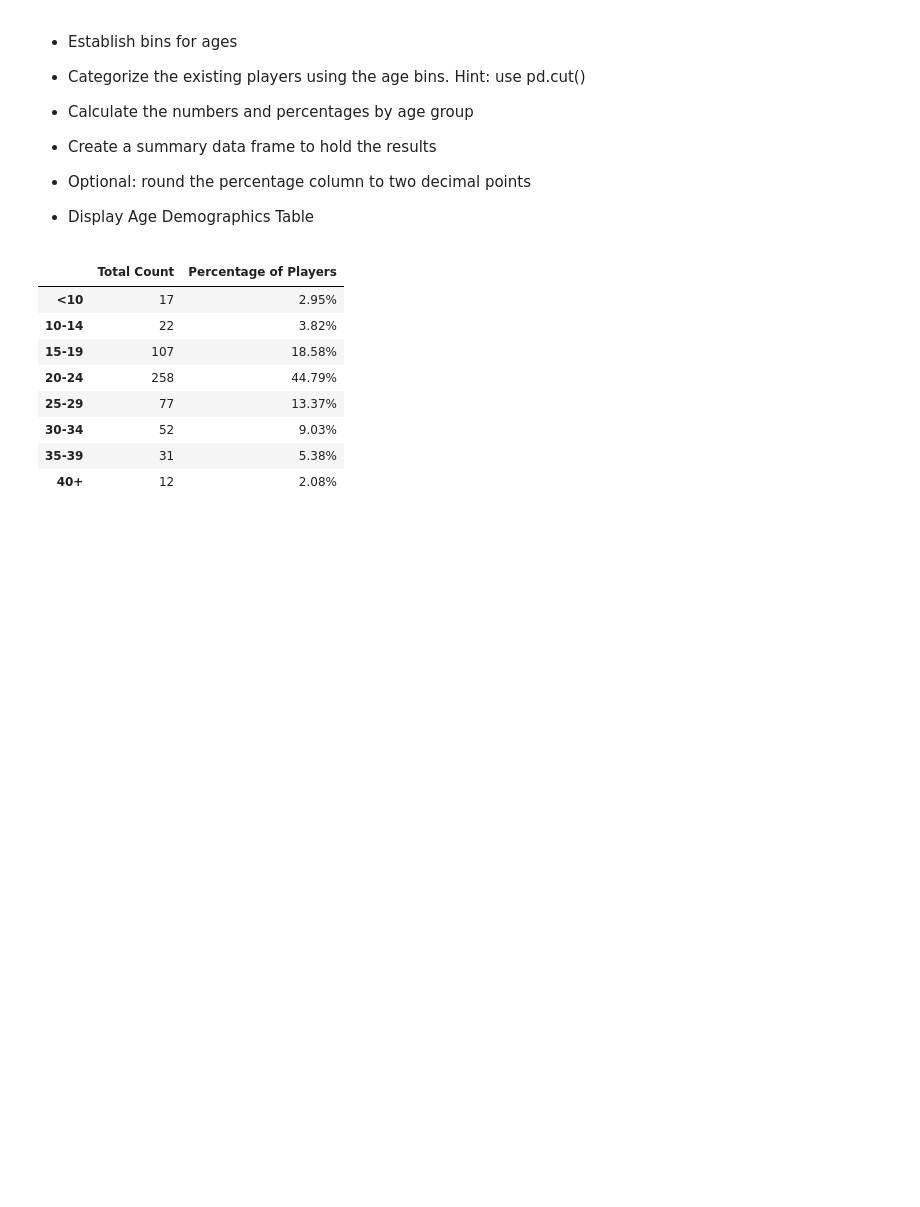
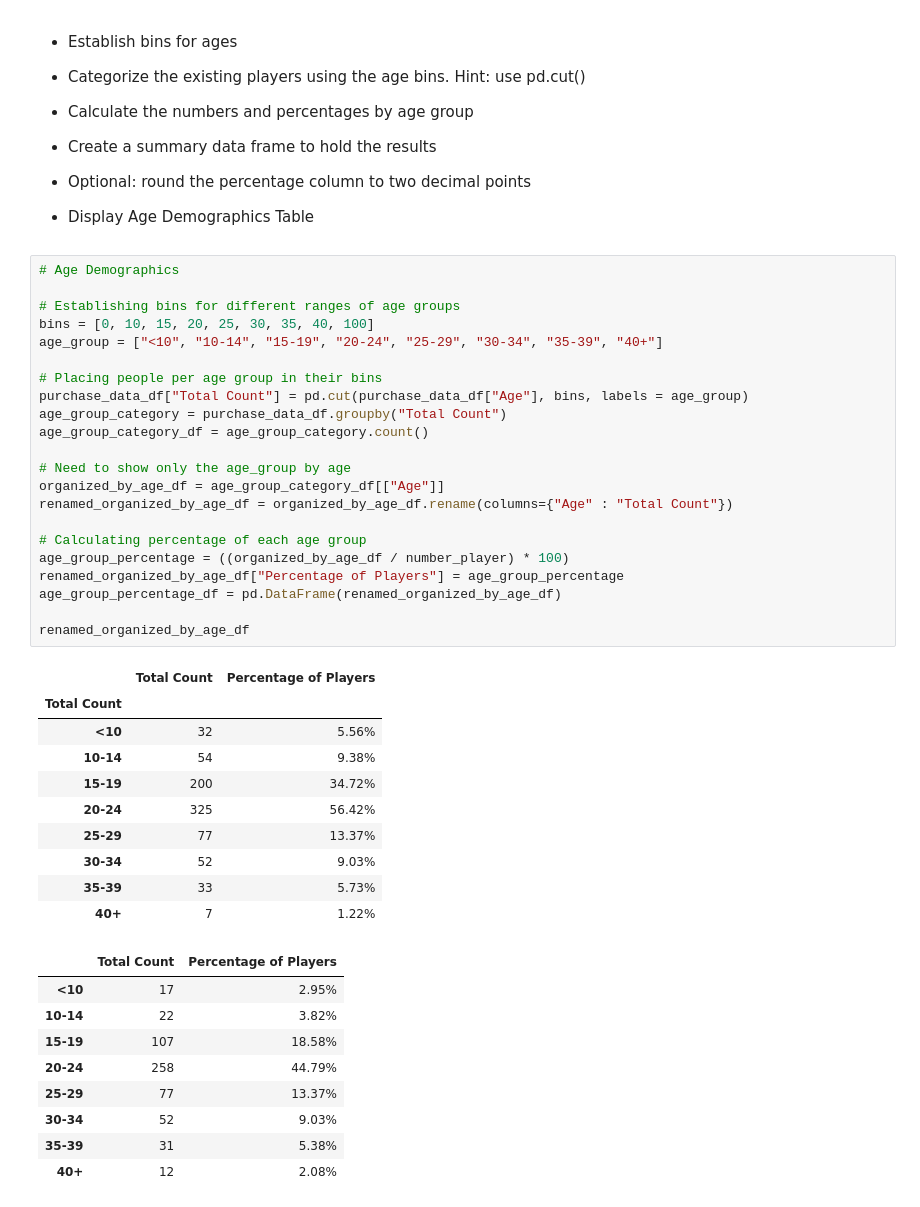
Before and after one commit to abotsi1080/Pandas_Challenge, a Jupyter notebook: HeroesOfPymoli/HeroesOfPymoli_starter.ipynb, the cells around one changed output. Cells and saved outputs as stored; diff of their text form; blank space fills up the shorter version.

```diff
--- a/HeroesOfPymoli/HeroesOfPymoli_starter.ipynb
+++ b/HeroesOfPymoli/HeroesOfPymoli_starter.ipynb
@@ -190,6 +187,39 @@ renamed_gender_purchase_count_df
 
 
 * Display Age Demographics Table
+# %%
+# Age Demographics
+
+# Establishing bins for different ranges of age groups
+bins = [0, 10, 15, 20, 25, 30, 35, 40, 100]
+age_group = ["<10", "10-14", "15-19", "20-24", "25-29", "30-34", "35-39", "40+"]
+
+# Placing people per age group in their bins
+purchase_data_df["Total Count"] = pd.cut(purchase_data_df["Age"], bins, labels = age_group)
+age_group_category = purchase_data_df.groupby("Total Count")
+age_group_category_df = age_group_category.count()
+
+# Need to show only the age_group by age
+organized_by_age_df = age_group_category_df[["Age"]]
+renamed_organized_by_age_df = organized_by_age_df.rename(columns={"Age" : "Total Count"})
+
+# Calculating percentage of each age group
+age_group_percentage = ((organized_by_age_df / number_player) * 100)
+renamed_organized_by_age_df["Percentage of Players"] = age_group_percentage
+age_group_percentage_df = pd.DataFrame(renamed_organized_by_age_df)
+
+renamed_organized_by_age_df
+# %% [output]
+|  | Total Count | Percentage of Players |
+| Total Count |  |  |
+| <10 | 32 | 5.56% |
+| 10-14 | 54 | 9.38% |
+| 15-19 | 200 | 34.72% |
+| 20-24 | 325 | 56.42% |
+| 25-29 | 77 | 13.37% |
+| 30-34 | 52 | 9.03% |
+| 35-39 | 33 | 5.73% |
+| 40+ | 7 | 1.22% |
 # %%
 # %% [output]
 |  | Total Count | Percentage of Players |
```
Also changed, not shown: parts of 1 cell of this notebook.
